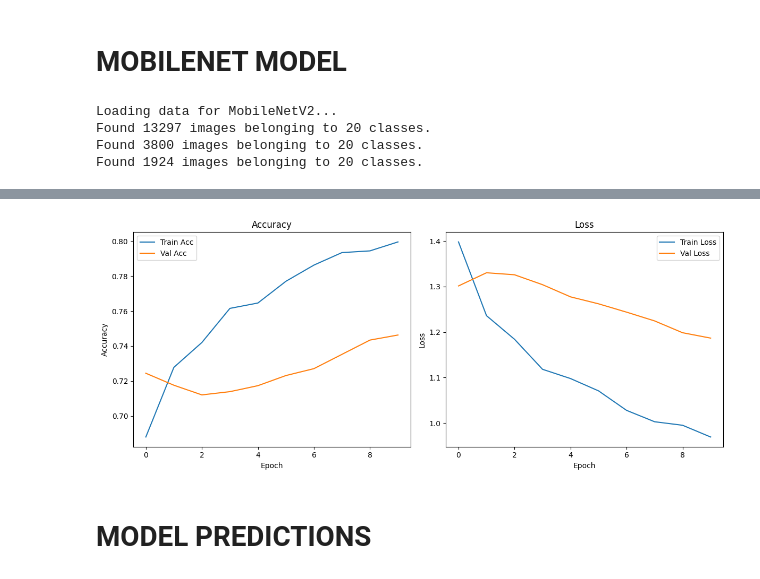
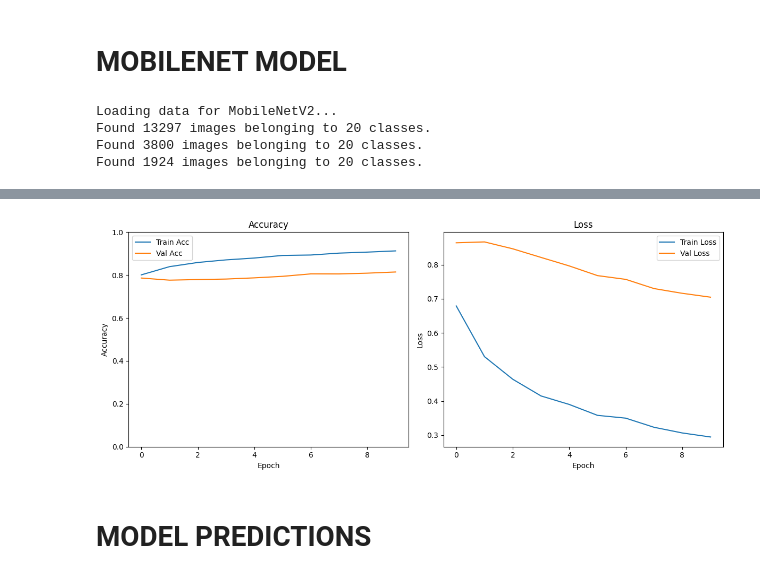
Before and after one commit to sinan0zdemir/mushroom_classification, a Jupyter notebook: code/mushroom_classifier.ipynb, the cells around one changed output, grey strips where cells are left out. Saved outputs shown, nothing was run; the diff lists cells and outputs as text; code cells hidden in the pictures.

Commit message:
models and cleanup

```diff
--- a/code/mushroom_classifier.ipynb
+++ b/code/mushroom_classifier.ipynb
@@ -237,8 +102,7 @@ AttributeError: 'DirectoryIterator' object has no attribute 'next'
 from tensorflow.keras.applications import MobileNetV2
 from tensorflow.keras.models import Model, Sequential
 from tensorflow.keras.layers import (
-    Conv2D, BatchNormalization, Activation, MaxPooling2D,
-    GlobalAveragePooling2D, Dense, Dropout, Flatten, GlobalMaxPooling2D
+    BatchNormalization, GlobalAveragePooling2D, Dense, Dropout
 )
 from tensorflow.keras.optimizers import Adam
 from tensorflow.keras.regularizers import l2
@@ -247,20 +111,18 @@ from tensorflow.keras.preprocessing.image import ImageDataGenerator
 import matplotlib.pyplot as plt
 import numpy as np
 
+
+#our model using mobilenetv2 as a base and freezing
 def mobilenet_model(input_shape, num_classes):
+
     base_model = MobileNetV2(weights='imagenet', include_top=False, input_shape=input_shape)
 
-    # More aggressive freezing - freeze more layers initially
+    # freezing top layers initally
     for i, layer in enumerate(base_model.layers):
-        layer.trainable = False if i < 136 else True  # Freeze more layers (was 108)
+        layer.trainable = False if i < 135  else True
 
     x = base_model.output
     x = GlobalAveragePooling2D()(x)
-    x = BatchNormalization()(x)
-    x = Dropout(0.5)(x)  # Increased dropout from 0.3 to 0.5
-
-    # Add another dense layer with regularization
-    x = Dense(256, activation='relu', kernel_regularizer=l2(0.001))(x)
     x = BatchNormalization()(x)
     x = Dropout(0.5)(x)
 
@@ -275,41 +137,11 @@ def mobilenet_model(input_shape, num_classes):
 
     return model
 
-
-def nn_model(input_shape, num_classes):
-    """
-    Lightweight CNN model built from scratch using Sequential API.
-    Designed to be efficient and less prone to overfitting on smaller datasets.
-    """
-    model = Sequential([
-            # Block 1: Reduced filters (32 instead of 64)
-        Conv2D(128, (5, 5), activation='relu', padding='same', input_shape=input_shape),
-        MaxPooling2D((2, 2)),
-
-        # Block 2: Reduced filters (64 instead of 128)
-        Conv2D(256, (3, 3), activation='relu', padding='same'),
-        MaxPooling2D((2, 2)),
-        #Flatten(),
-
-        # GlobalAveragePooling instead of Flatten - HUGE parameter reduction
-        GlobalMaxPooling2D(),
-        #Dropout(0.5),
-
-        # Dense layer for classification (now only 64*20 + 20 = 1,300 parameters)
-        Dense(num_classes, activation='softmax')
-    ])
-
-    model.compile(
-        optimizer=Adam(learning_rate=0.001),
-        loss='categorical_crossentropy',
-        metrics=['accuracy']
-    )
-
-    return model
-
+#training function with early stopping
 def train_model(model, train_gen, val_gen, epochs=30):
     print('Training model...')
     early_stop = EarlyStopping(monitor='val_loss', patience=5, restore_best_weights=True, verbose=1)
+
     history = model.fit(
         train_gen,
         epochs=epochs,
@@ -322,43 +154,55 @@ def evaluate_model(model, history, test_gen, model_name):
     print('Evaluating on test set...')
     test_loss, test_acc = model.evaluate(test_gen, verbose=0)
     print(f"Test accuracy: {test_acc:.4f}, Test loss: {test_loss:.4f}")
+
     print(f'Saving model to {model_name}...')
     model.save(model_name)
+
     # Plot
-    plt.figure(figsize=(12,5))
-    plt.subplot(1,2,1)
+    plt.figure(figsize=(12, 5))
+
+    # Accuracy plot
+    plt.subplot(1, 2, 1)
     plt.plot(history.history['accuracy'], label='Train Acc')
     plt.plot(history.history['val_accuracy'], label='Val Acc')
     plt.xlabel('Epoch')
     plt.ylabel('Accuracy')
+    plt.ylim(0, 1)  # Limit y-axis to 0-1 for accuracy
     plt.legend()
     plt.title('Accuracy')
-    plt.subplot(1,2,2)
+
+    # Loss plot
+    plt.subplot(1, 2, 2)
     plt.plot(history.history['loss'], label='Train Loss')
     plt.plot(history.history['val_loss'], label='Val Loss')
     plt.xlabel('Epoch')
     plt.ylabel('Loss')
+    # No ylim here to let it autoscale
     plt.legend()
     plt.title('Loss')
+
     plt.tight_layout()
     plt.show()
 
+
+
 def main():
+    # --- DIRECTORIES ---
     base_dir = '../inaturalist_split'
     train_dir = f'{base_dir}/train'
     test_dir = f'{base_dir}/test'
     val_dir = f'{base_dir}/val'
 
-    img_size = (160, 160)
+    # --- PARAMETERS ---
+    img_size = (224, 224)
     batch_size = 32
-    epochs = 15
+    epochs = 20
 
     print('Loading data for MobileNetV2...')
 
-
+    # Add mild augmentation during training for better generalization
     train_datagen = ImageDataGenerator(
         rescale=1./255,
-        # Add mild augmentation even during training for better generalization
         rotation_range=20,
         width_shift_range=0.1,
         height_shift_range=0.1,
@@ -368,16 +212,17 @@ def main():
 
     train_gen = train_datagen.flow_from_directory(
         train_dir,
-        target_size=(160, 160),
-        batch_size=32,
+        target_size=img_size,
+        batch_size=batch_size,
         class_mode='categorical'
     )
 
-    val_datagen = ImageDataGenerator(rescale=1./255)  # No augmentation for validation
+    # No augmentation for validation
+    val_datagen = ImageDataGenerator(rescale=1./255)
     val_gen = val_datagen.flow_from_directory(
-        val_dir,  # Use proper validation directory
-        target_size=(160, 160),
-        batch_size=32,
+        val_dir,
+        target_size=img_size,
+        batch_size=batch_size,
         class_mode='categorical'
     )
 
@@ -386,8 +231,8 @@ def main():
     test_datagen = ImageDataGenerator(rescale=1./255)
     test_gen = test_datagen.flow_from_directory(
         test_dir,
-        target_size=(160, 160),
-        batch_size=32,
+        target_size=img_size,
+        batch_size=batch_size,
         class_mode='categorical'
     )
 
@@ -479,4 +303,4 @@ Saving model to mushroom_mobilenet_finetuned.h5...
-[figure, old version]
+[figure, new version]
 # %%
 import visualkeras
 
```
Also changed, not shown: parts of 10 cells of this notebook, 6 other files.
